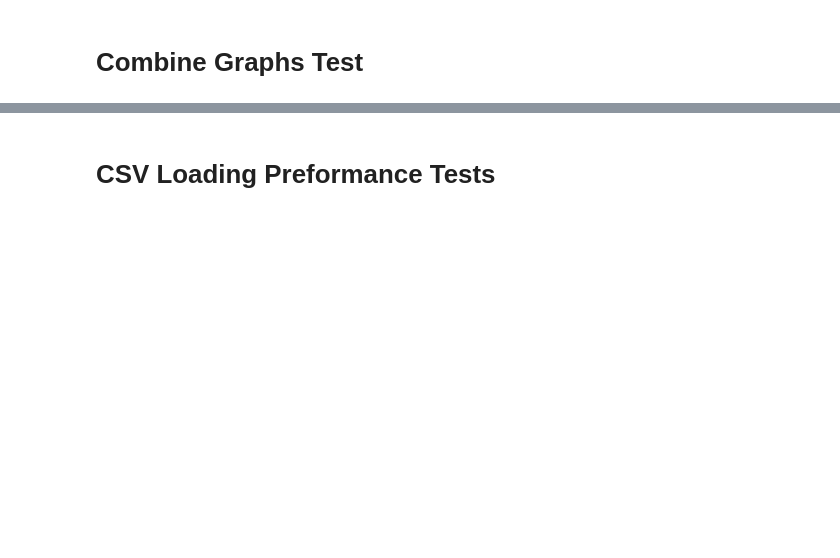
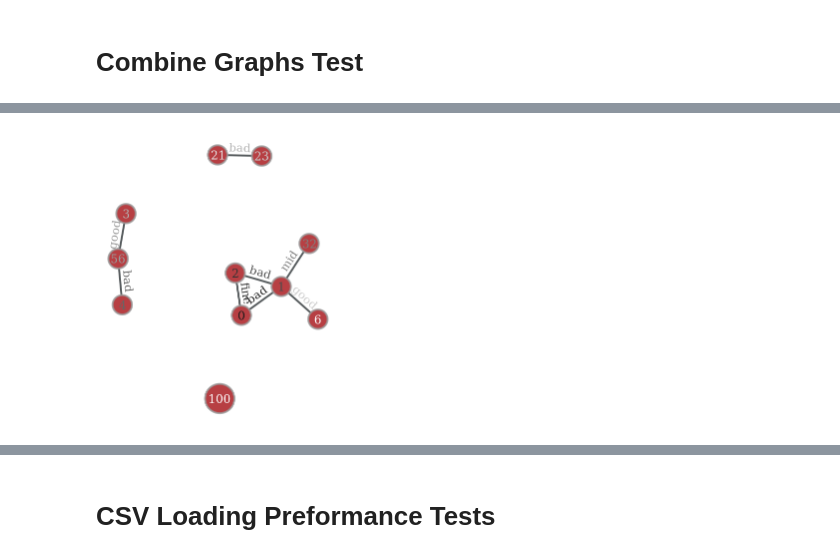
Before and after one commit to dankeg/GithubGraphML, a Jupyter notebook: test_basic.ipynb, the cells around one changed output, grey strips where cells are left out. Saved outputs shown, nothing was run; the diff lists cells and outputs as text; code cells hidden in the pictures; blank space fills up the shorter version.

```diff
--- a/test_basic.ipynb
+++ b/test_basic.ipynb
@@ -44,0 +107,13 @@ graph_draw(G_comb, vertex_text=vp, edge_text=G_comb.ep['id'], output_size=(300,
+# %%
+G, vp = combine_graphs([Ge, Gv], vprop_name='id')
+graph_draw(
+    G,
+    output_size=(300, 300),
+    ink_scale=0.75,
+    vertex_text=G.vp['id'],
+    vertex_text_color=G.vp['weight'],
+    edge_text_color=G.ep['weight'],
+    edge_text=G.ep['class']
+)
+# %% [output]
+[figure, added]
```
Also changed, not shown: parts of 10 cells of this notebook, 9 other files.
